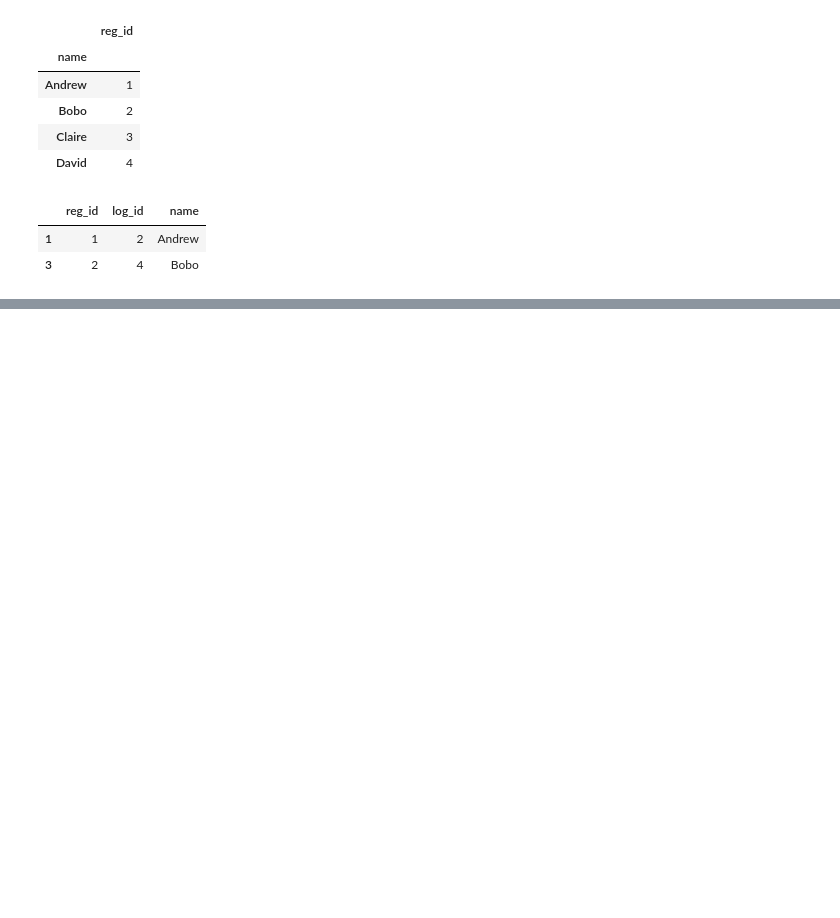
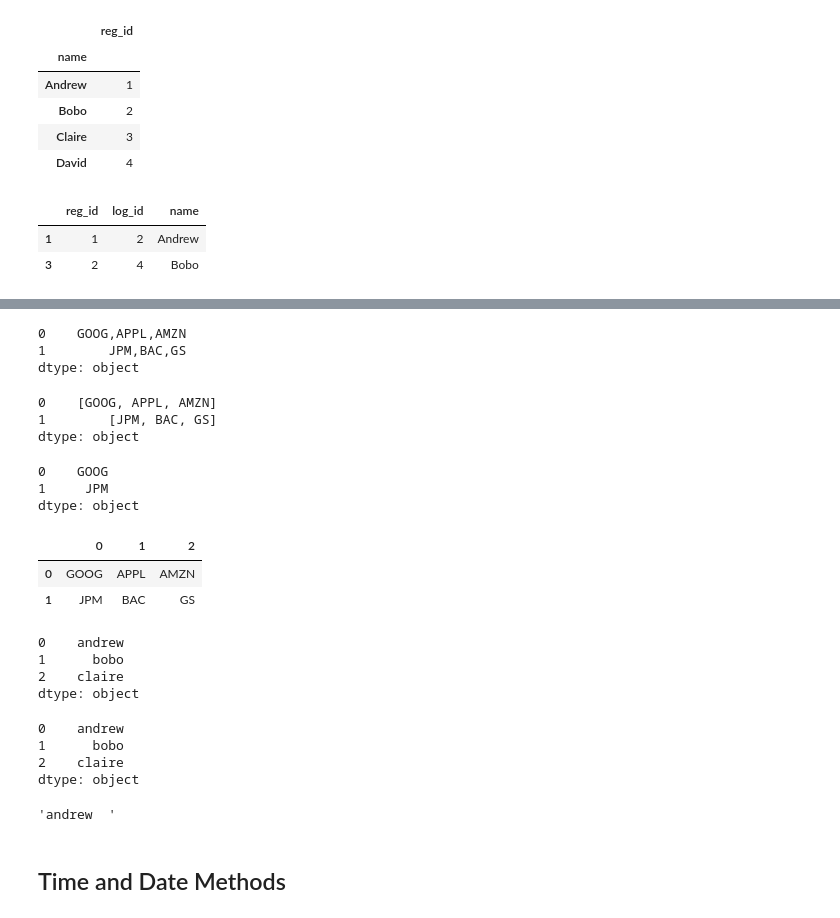
Before and after one commit to ShrayankM/Machine-Learning-2021, a Jupyter notebook: 2 - Pandas/pandas_basics.ipynb, the cells around one changed output, grey strips where cells are left out. Saved outputs shown, nothing was run; the diff lists cells and outputs as text; code cells hidden in the pictures; blank space fills up the shorter version.

```diff
--- a/2 - Pandas/pandas_basics.ipynb
+++ b/2 - Pandas/pandas_basics.ipynb
@@ -749,0 +781,28 @@ pd.merge(registrations, logins, left_index = True, right_on = 'name')
+# %%
+tech_finance = ['GOOG,APPL,AMZN','JPM,BAC,GS']
+# %%
+tickers = pd.Series(tech_finance)
+# %%
+tickers
+# %% [output]
+0    GOOG,APPL,AMZN
+1        JPM,BAC,GS
+dtype: object
+# %%
+tickers.str.split(',')
+# %% [output]
+0    [GOOG, APPL, AMZN]
+1        [JPM, BAC, GS]
+dtype: object
+# %%
+tickers.str.split(',').str[0]
+# %% [output]
+0    GOOG
+1     JPM
+dtype: object
+# %%
+tickers.str.split(',', expand = True)
+# %% [output]
+|  | 0 | 1 | 2 |
+| 0 | GOOG | APPL | AMZN |
+| 1 | JPM | BAC | GS |
@@ -749,0 +811,20 @@ pd.merge(registrations, logins, left_index = True, right_on = 'name')
+# %%
+messy_names.str.replace(';','').str.replace(' ', '', -1)
+# %% [output]
+0    andrew
+1      bobo
+2    claire
+dtype: object
+# %%
+messy_names.str.strip().str.replace(';', '', -1)
+# %% [output]
+0    andrew
+1      bobo
+2    claire
+dtype: object
+# %%
+messy_names[0]
+# %% [output]
+'andrew  '
+# %% [markdown]
+## Time and Date Methods
```
Also changed, not shown: parts of 27 cells of this notebook.
